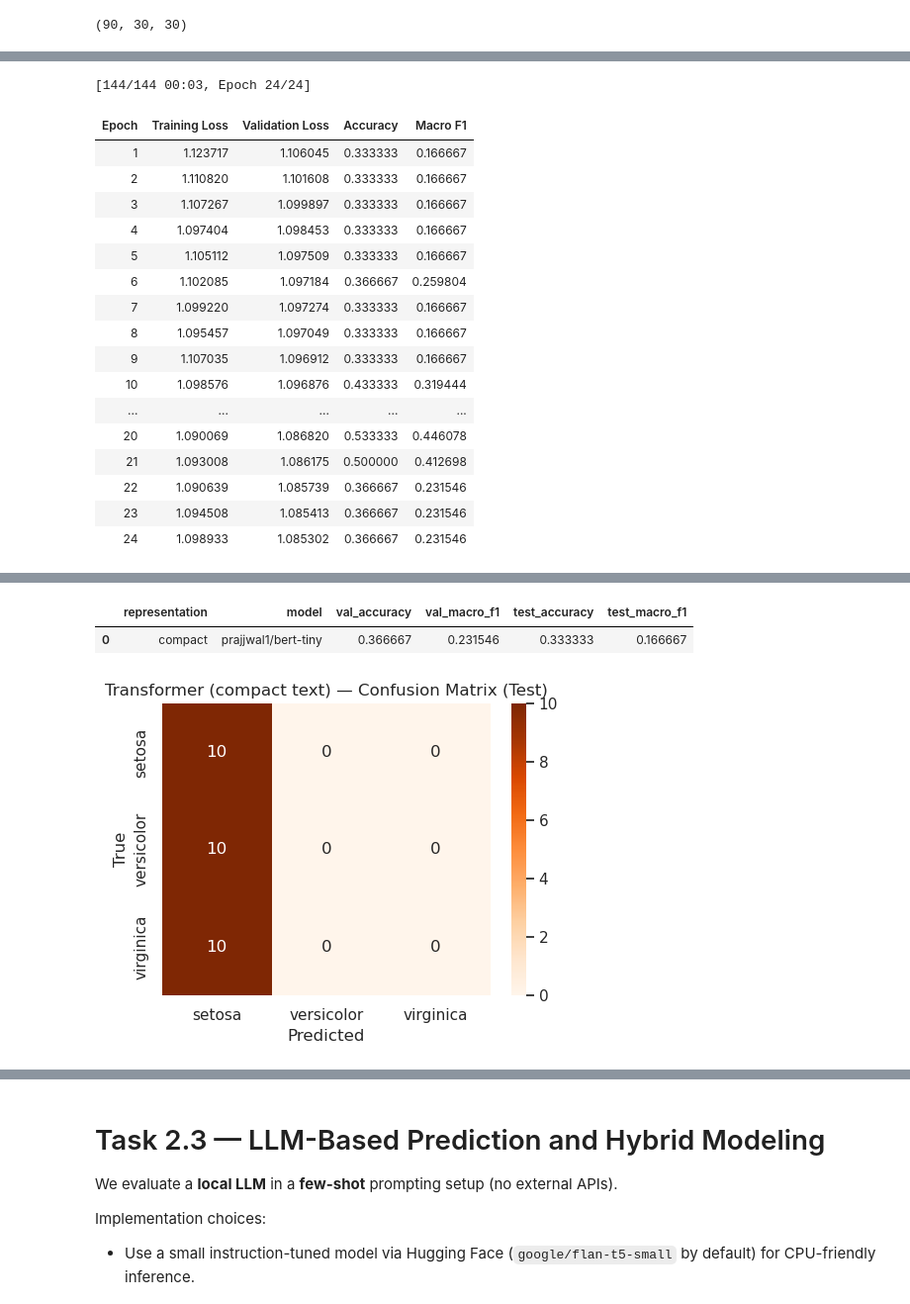
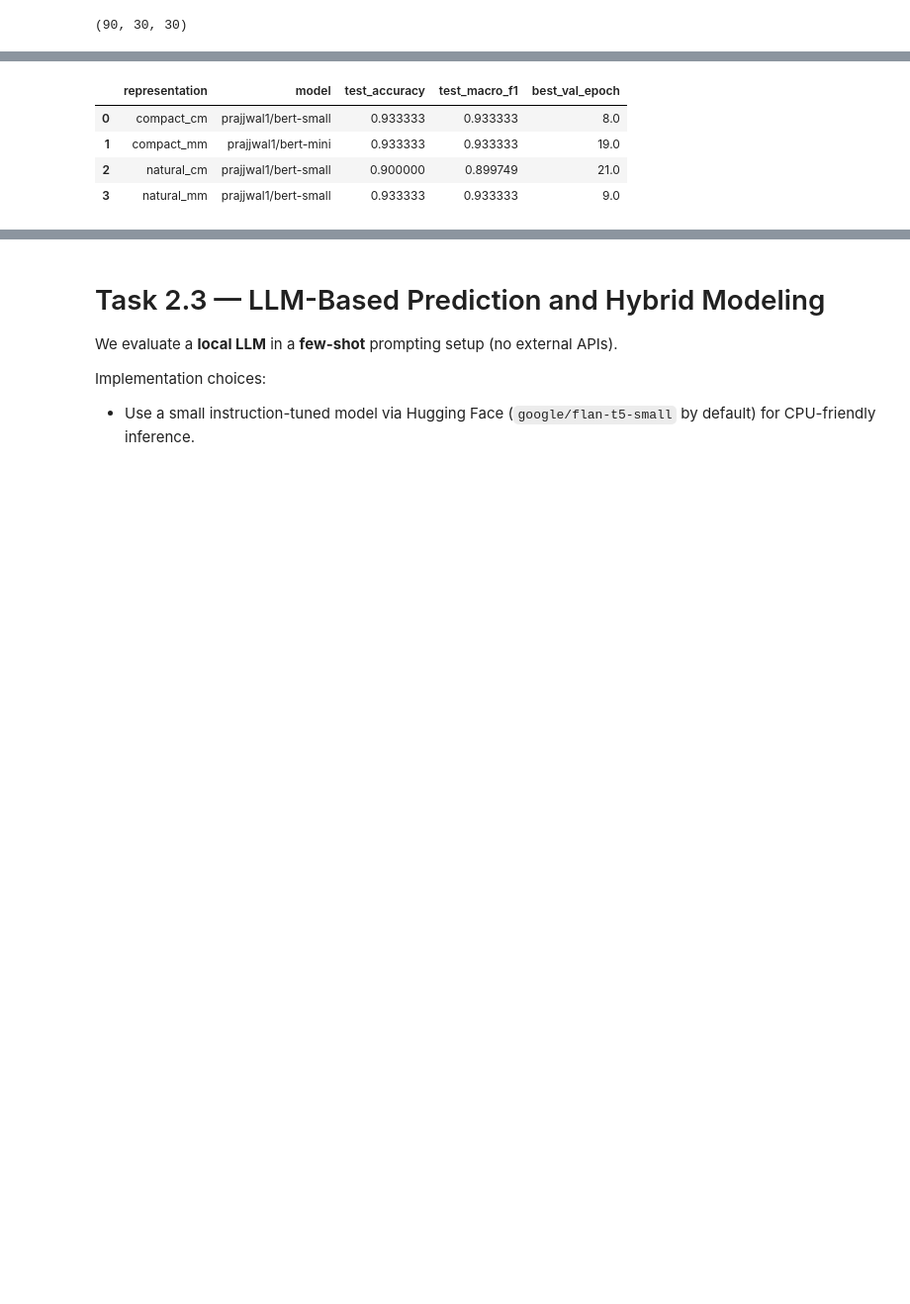
Before and after one commit to atomicsulfate/classic-ml-vs-llm, a Jupyter notebook: task2_classical_vs_llm_structured.ipynb, the cells around one changed output, grey strips where cells are left out. Shown at 99% size. Cells and saved outputs as stored; diff of their text form; code cells hidden in the pictures; blank space fills up the shorter version.

```diff
--- a/task2_classical_vs_llm_structured.ipynb
+++ b/task2_classical_vs_llm_structured.ipynb
@@ -370,13 +425,17 @@ Compact: sepal_length_mm=77; sepal_width_mm=26; petal_length_mm=69; petal_width_
 def build_text_df(X_part: pd.DataFrame, y_part: pd.Series) -> pd.DataFrame:
     part = X_part.copy()
     part['label_id'] = y_part.values.astype(int)
-    part['text_natural'] = part.apply(lambda r: textify_natural(r), axis=1)
-    part['text_compact'] = part.apply(lambda r: textify_compact(r), axis=1)
+    part['text_natural_cm'] = part.apply(lambda r: textify_natural_cm(r), axis=1)
+    part['text_compact_cm'] = part.apply(lambda r: textify_compact_cm(r), axis=1)
+    part['text_natural_mm'] = part.apply(lambda r: textify_natural_mm(r), axis=1)
+    part['text_compact_mm'] = part.apply(lambda r: textify_compact_mm(r), axis=1)
     return part
+
 
 train_text_df = build_text_df(X_train, y_train)
 val_text_df = build_text_df(X_val, y_val)
 test_text_df = build_text_df(X_test, y_test)
 
-display(train_text_df[['text_natural', 'text_compact', 'label_id']].head())
+
+display(train_text_df[['text_natural_cm', 'text_compact_cm', 'text_natural_mm', 'text_compact_mm', 'label_id']].head())
 # %% [output]
@@ -557,27 +772,10 @@ Notes:
 # %%
-# Train Transformer on compact semi-structured textification
-compact_run = train_transformer_classifier(
-    run_name='iris_text_compact',
-    ds_train=ds_train_compact,
-    ds_val=ds_val_compact,
-    ds_test=ds_test_compact,
-    epochs=24,
+# Quick view: best model per representation
+best_by_rep = (
+    transformer_results_df.sort_values('test_macro_f1', ascending=False)
+    .groupby('representation', as_index=False)
+    .first()
+    .loc[:, ['representation', 'model', 'test_accuracy', 'test_macro_f1', 'best_val_epoch']]
  )
-
-display(pd.DataFrame([{
-    'representation': 'compact',
-    'model': compact_run['model_name'],
-    'val_accuracy': compact_run['val_metrics']['eval_accuracy'],
-    'val_macro_f1': compact_run['val_metrics']['eval_macro_f1'],
-    'test_accuracy': compact_run['test_metrics']['eval_accuracy'],
-    'test_macro_f1': compact_run['test_metrics']['eval_macro_f1'],
-}]))
-
-plt.figure(figsize=(5, 4))
-sns.heatmap(compact_run['test_cm'], annot=True, fmt='d', cmap='Oranges', xticklabels=label_names, yticklabels=label_names)
-plt.title('Transformer (compact text) — Confusion Matrix (Test)')
-plt.xlabel('Predicted')
-plt.ylabel('True')
-plt.tight_layout()
-plt.show()
+display(best_by_rep)
 # %% [output]
@@ -603,18 +782,5 @@ Notes:
-[144/144 00:03, Epoch 24/24]
-| Epoch | Training Loss | Validation Loss | Accuracy | Macro F1 |
-| 1 | 1.123717 | 1.106045 | 0.333333 | 0.166667 |
-| 2 | 1.110820 | 1.101608 | 0.333333 | 0.166667 |
-| 3 | 1.107267 | 1.099897 | 0.333333 | 0.166667 |
-| 4 | 1.097404 | 1.098453 | 0.333333 | 0.166667 |
-| 5 | 1.105112 | 1.097509 | 0.333333 | 0.166667 |
-| 6 | 1.102085 | 1.097184 | 0.366667 | 0.259804 |
-| 7 | 1.099220 | 1.097274 | 0.333333 | 0.166667 |
-| 8 | 1.095457 | 1.097049 | 0.333333 | 0.166667 |
-| 9 | 1.107035 | 1.096912 | 0.333333 | 0.166667 |
-| 10 | 1.098576 | 1.096876 | 0.433333 | 0.319444 |
-| ... | ... | ... | ... | ... |
-| 20 | 1.090069 | 1.086820 | 0.533333 | 0.446078 |
-| 21 | 1.093008 | 1.086175 | 0.500000 | 0.412698 |
-| 22 | 1.090639 | 1.085739 | 0.366667 | 0.231546 |
-| 23 | 1.094508 | 1.085413 | 0.366667 | 0.231546 |
-| 24 | 1.098933 | 1.085302 | 0.366667 | 0.231546 |
+|  | representation | model | test_accuracy | test_macro_f1 | best_val_epoch |
+| 0 | compact_cm | prajjwal1/bert-small | 0.933333 | 0.933333 | 8.0 |
+| 1 | compact_mm | prajjwal1/bert-mini | 0.933333 | 0.933333 | 19.0 |
+| 2 | natural_cm | prajjwal1/bert-small | 0.900000 | 0.899749 | 21.0 |
+| 3 | natural_mm | prajjwal1/bert-small | 0.933333 | 0.933333 | 9.0 |
@@ -622,4 +787 @@ Notes:
-|  | representation | model | val_accuracy | val_macro_f1 | test_accuracy | test_macro_f1 |
-| 0 | compact | prajjwal1/bert-tiny | 0.366667 | 0.231546 | 0.333333 | 0.166667 |
-[figure, removed]
 # %%
```
Also changed, not shown: parts of 17 cells of this notebook.
